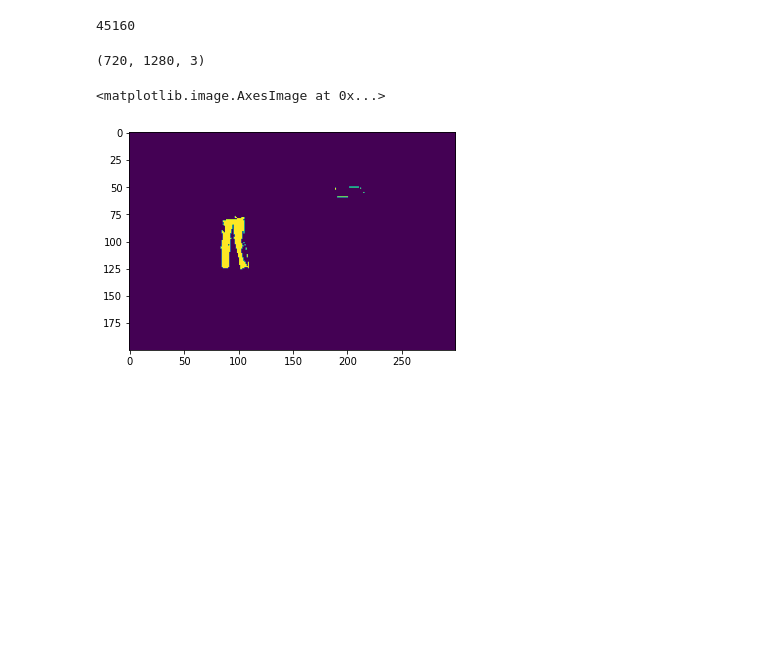
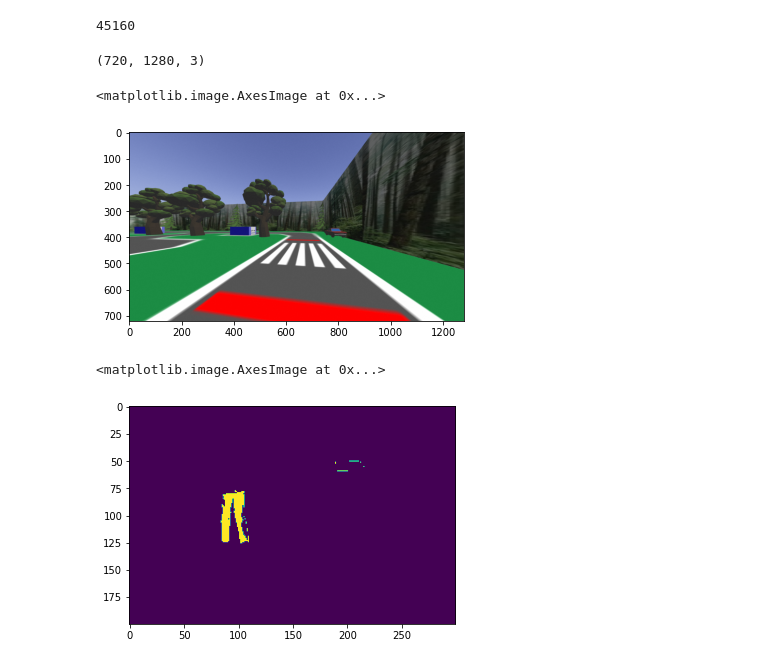
Before and after one commit to NicholasBratvold/ML, a Jupyter notebook: src/drive_data_collect/Model_Training.ipynb, the cells around one changed output. Drawn from its saved outputs; the diff is of its cells as text; code cells hidden in the pictures; blank space fills up the shorter version.

```diff
--- a/src/drive_data_collect/Model_Training.ipynb
+++ b/src/drive_data_collect/Model_Training.ipynb
@@ -243,6 +290,11 @@ np.sum(test_img[550:,100:1100,0] - np.mean(test_img[550:,100:1100,:], axis=2) >
 test_img.shape
 # %% [output]
 (720, 1280, 3)
+# %%
+plt.imshow(test_img)
+# %% [output]
+<matplotlib.image.AxesImage at 0x...>
+[figure, added]
 # %%
 test_img = np.array(Image.open('image_dude.png'))
 # %%
```
Also changed, not shown: parts of 13 cells of this notebook, 2 other files.
